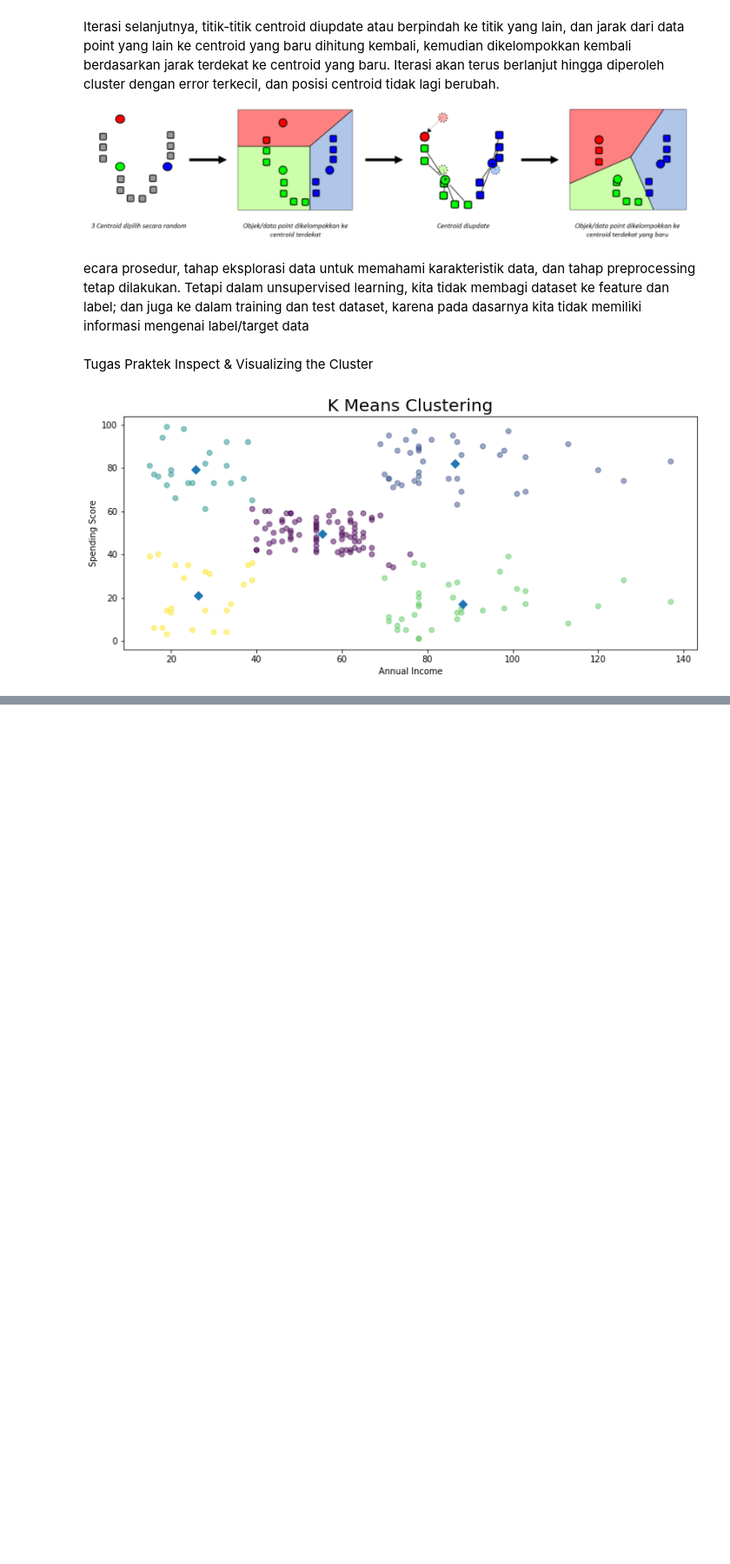
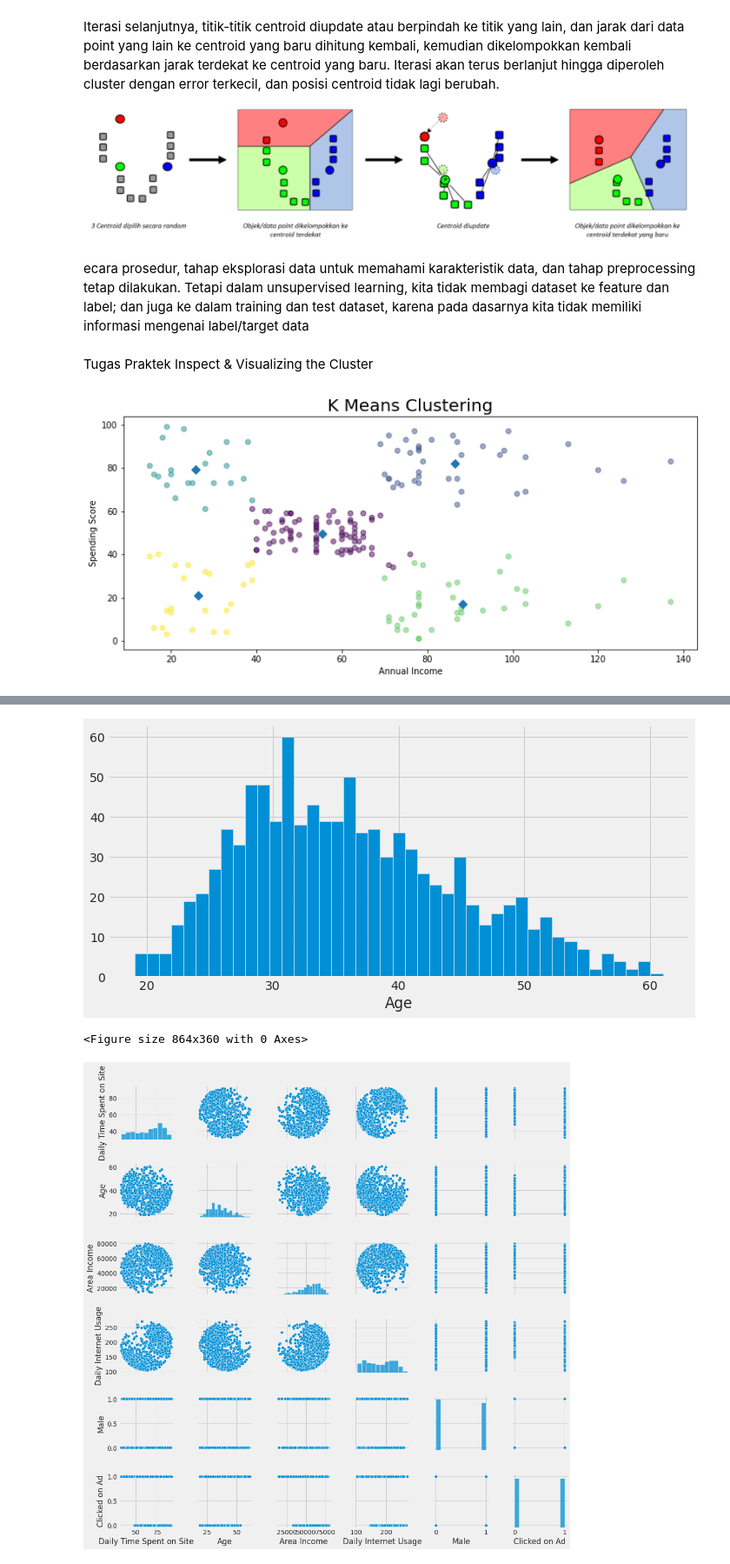
Before and after one commit to firdaaacy/Intro-Machine-Learning, a Jupyter notebook: Machine Learning For Beginer.ipynb, the cells around one changed output, grey strips where cells are left out. Shown at 87% size. Drawn from its saved outputs; the diff is of its cells as text; code cells hidden in the pictures; blank space fills up the shorter version.

```diff
--- a/Machine Learning For Beginer.ipynb
+++ b/Machine Learning For Beginer.ipynb
@@ -704,0 +835,25 @@ plt.show()
+# %%
+#import library
+import matplotlib.pyplot as plt
+import seaborn as sns
+
+# Seting: matplotlib and seaborn
+sns.set_style('whitegrid')
+plt.style.use('fivethirtyeight')
+
+#4. Data eksplorasi dengan visualisasi
+#4a. Visualisasi Jumlah user dibagi ke dalam rentang usia (Age) menggunakan histogram (hist()) plot
+plt.figure(figsize=(10, 5))
+plt.hist(data['Age'], bins = data.Age.nunique())
+plt.xlabel('Age')
+plt.tight_layout()
+plt.show()
+
+#4b. Gunakan pairplot() dari seaborn (sns) modul untuk menggambarkan hubungan setiap feature.
+plt.figure()
+sns.pairplot(data)
+plt.show()
+# %% [output]
+[figure, added]
+<Figure size 864x360 with 0 Axes>
+[figure, added]
```
Also changed, not shown: parts of 19 cells of this notebook.
